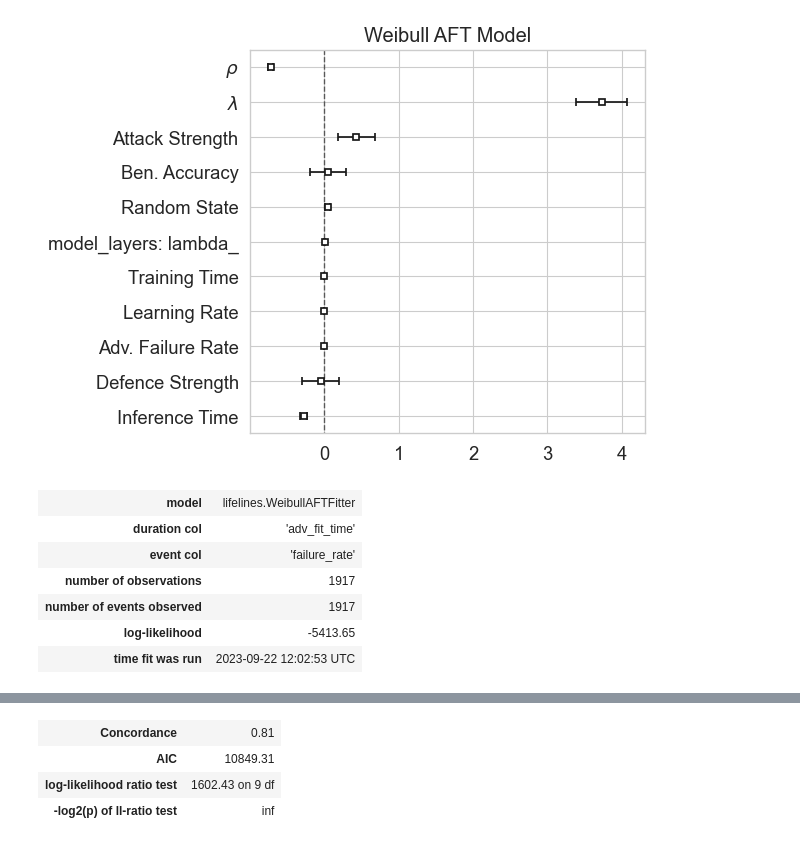
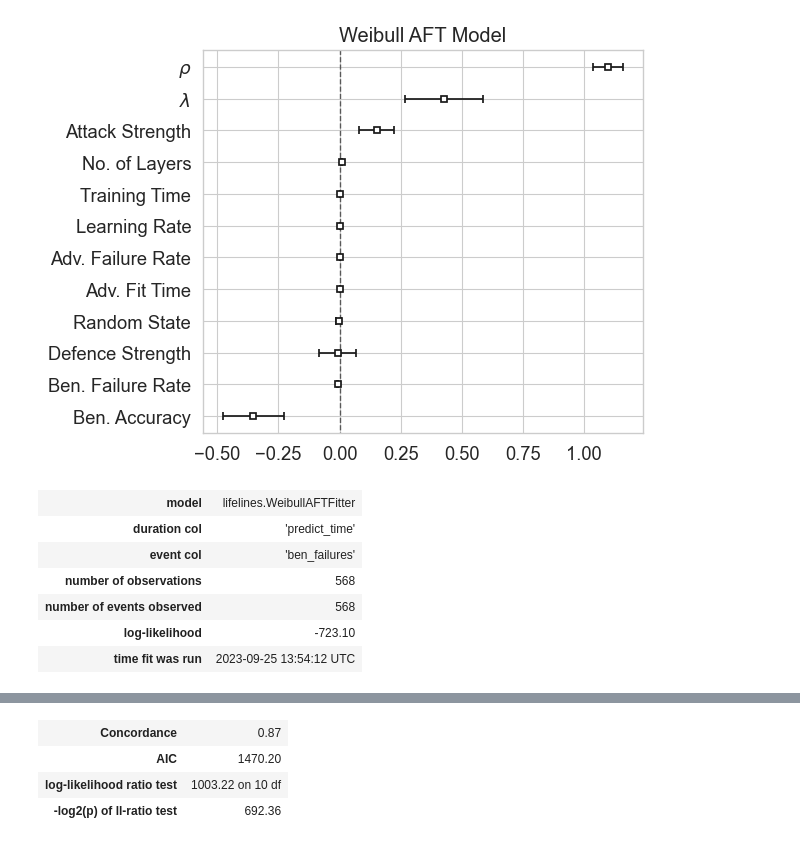
Before and after one commit to simplymathematics/deckard, a Jupyter notebook: examples/pytorch/weibull.ipynb, the cells around one changed output, grey strips where cells are left out. Saved outputs shown, nothing was run; the diff lists cells and outputs as text; code cells hidden in the pictures.

```diff
--- a/examples/pytorch/weibull.ipynb
+++ b/examples/pytorch/weibull.ipynb
@@ -52,4 +54,5 @@ ResNet152: 0.09777195281782439
 # %%
+
 def plot_aft(
     df,
     file,
@@ -96,7 +99,7 @@ def plot_aft(
 def plot_partial_effects(
     file,
     aft,
-    covariate_aray,
+    covariate_array,
     values_array,
     title,
     xlabel="Covariate",
@@ -108,7 +111,7 @@ def plot_partial_effects(
      ):
     plt.gcf().clear()
     # kwargs.pop("replacement_dict")
-    pareto = aft.plot_partial_effects_on_outcome(covariate_aray, values_array, cmap=cmap, **kwargs)
+    pareto = aft.plot_partial_effects_on_outcome(covariate_array, values_array, cmap=cmap, **kwargs)
     labels = pareto.get_yticklabels()
     labels = [label.get_text() for label in labels]
     for k, v in replacement_dict.items():
@@ -136,14 +139,23 @@ def clean_data_for_aft(
 ):
     subset = data.copy()
     assert target in subset, f"Target {target} not in dataframe with columns {subset.columns}"
-    y = subset[target].copy(deep=True)
+
     cleaned = pd.DataFrame()
+    kwarg_list.append(target)
     for kwarg in kwarg_list:
         cleaned = pd.concat([cleaned, subset[kwarg]], axis=1)
     cols = cleaned.columns
     cleaned = pd.DataFrame(subset, columns=cols)
-    cleaned.dropna(inplace=True, how='any',)
-    cleaned[target] = y
+
+
+    # if "accuracy" in cleaned.columns:
+    #     cleaned = cleaned[~cleaned[cleaned['accuracy'] != 1e10]]
+    #     cleaned = cleaned[~cleaned[cleaned['accuracy'] != -1e10]]
+    # if "adv_accuracy" in cleaned.columns:
+    #     cleaned = cleaned[cleaned[cleaned['adv_accuracy'] != 1e10]]
+    #     cleaned = cleaned[cleaned[cleaned['adv_accuracy'] != -1e10]]
+    cleaned.dropna(inplace=True, how='any', axis=0)
+    y = cleaned[target]
     assert target in cleaned, f"Target {target} not in dataframe with columns {cleaned.columns}"
     return cleaned, y, data
 # %%
@@ -169,14 +185,17 @@ kwarg_list = [
 
 
 # cleaned['accuracy'] = y
+# %%
+data.loc[:, "adv_failures"] = (1 - data.loc[:, "adv_accuracy"]) * 100
+data.loc[:, "ben_failures"] = (1 - data.loc[:, "accuracy"]) * 100
+target = "ben_failures"
+duration_col = "predict_time"
+cleaned, y, data = clean_data_for_aft(data, kwarg_list,  target=target)
+X_train, X_test, y_train, y_test = train_test_split(cleaned, y,  test_size=0.2, random_state=42)
+assert target in cleaned, f"Target {target} not in dataframe with columns {cleaned.columns}"
 # %%
-target = "failure_rate"
-cleaned, y, data = clean_data_for_aft(data, kwarg_list,  target=target)
-X_train, X_test, y_train, y_test = train_test_split(cleaned, y,  test_size=0.2, random_state=42)
-assert target in cleaned, f"Target {target} not in dataframe with columns {cleaned.columns}"
 
 # from sklearn.preprocessing import PowerTransformer
-
 # pt = PowerTransformer(method='yeo-johnson', standardize=False)
 # del X_train[target]
 # del X_test[target]
@@ -210,41 +229,41 @@ assert target in cleaned, f"Target {target} not in dataframe with columns {clean
 # %%
 weibull_dict = {
     "Intercept: rho_": "$\\rho$",
     "Intercept: lambda_": "$\lambda$",
     "data.sample.random_state: lambda_": "Random State",
     "def_value: lambda_": "Defence Strength",
     "atk_value: lambda_": "Attack Strength",
     "train_time: lambda_": "Training Time",
     "predict_time: lambda_": "Inference Time",
     "adv_accuracy: lambda_": "Adv. Accuracy",
     "accuracy: lambda_": "Ben. Accuracy",
     "adv_fit_time: lambda_": "Adv. Fit Time",
     "adv_log_loss: lambda_": "Adv. Log Loss",
     "adv_failure_rate: lambda_": "Adv. Failure Rate",
     "failure_rate: lambda_": "Ben. Failure Rate",
-    "model_layers: lambda_ ": "No. of Layers",
+    "model_layers: lambda_": "No. of Layers",
     "model.art.pipeline.initialize.kwargs.optimizer.lr: lambda_" : "Learning Rate",
     "def_gen" : "Defence",
 }
 
 weibull_afr, wft = plot_aft(
     X_train,
     file = "weibull_aft.pdf",
     event_col = target,
-    duration_col = "adv_fit_time",
+    duration_col = duration_col,
     title = "Weibull AFT Model",
     mtype = "weibull",
     replacement_dict=weibull_dict,
 )
 wft.print_summary()
 wft_scores = score_model(wft, X_train, X_test)
 # %% [output]
-[figure, old version]
+[figure, new version]
 | model | lifelines.WeibullAFTFitter |
-| duration col | 'adv_fit_time' |
-| event col | 'failure_rate' |
-| number of observations | 1917 |
-| number of events observed | 1917 |
-| log-likelihood | -5413.65 |
-| time fit was run | 2023-09-22 12:02:53 UTC |
+| duration col | 'predict_time' |
+| event col | 'ben_failures' |
+| number of observations | 568 |
+| number of events observed | 568 |
+| log-likelihood | -723.10 |
+| time fit was run | 2023-09-25 13:54:12 UTC |
 |  |  | coef | exp(coef) | se(coef) | coef lower 95% | coef upper 95% | exp(coef) lower 95% | ... |
@@ -262,4 +282,4 @@ wft_scores = score_model(wft, X_train, X_test)
-| Concordance | 0.81 |
-| AIC | 10849.31 |
-| log-likelihood ratio test | 1602.43 on 9 df |
-| -log2(p) of ll-ratio test | inf |
+| Concordance | 0.87 |
+| AIC | 1470.20 |
+| log-likelihood ratio test | 1003.22 on 10 df |
+| -log2(p) of ll-ratio test | 692.36 |
```
Also changed, not shown: parts of 10 cells of this notebook, 4 other files.
